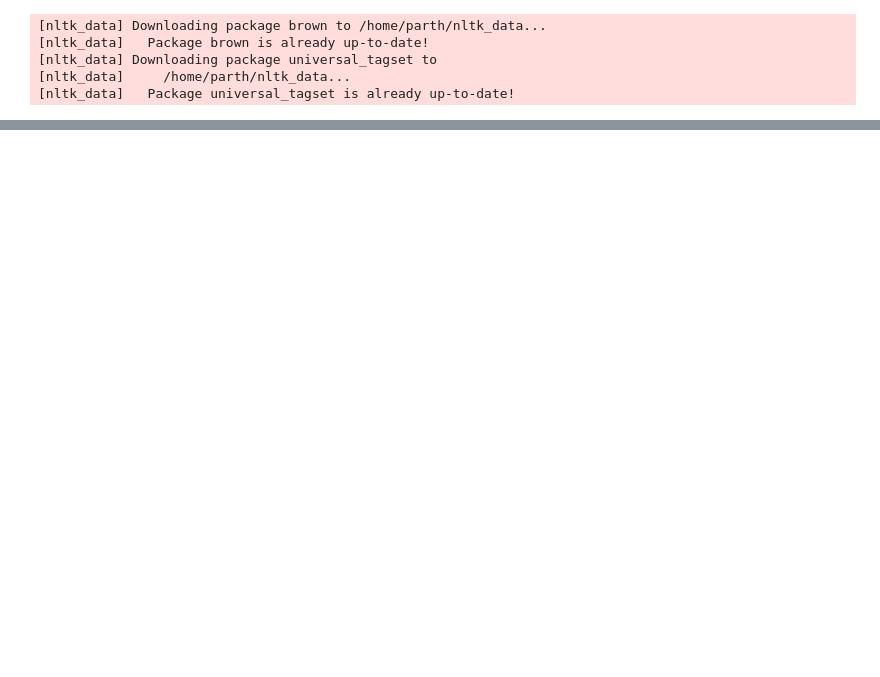
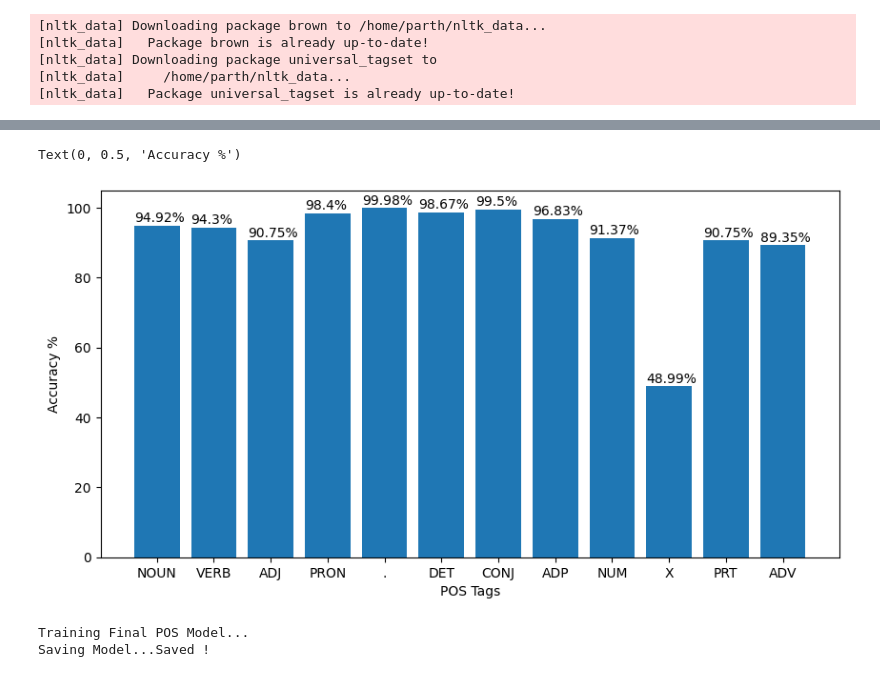
Before and after one commit to vennyvirtuoso/NLP_Projecct, a Jupyter notebook: draft.ipynb, the cells around one changed output, grey strips where cells are left out. Saved outputs shown, nothing was run; the diff lists cells and outputs as text; code cells hidden in the pictures; blank space fills up the shorter version.

```diff
--- a/draft.ipynb
+++ b/draft.ipynb
@@ -173,3 +227,26 @@ weighted avg       0.96      0.96      0.96   1161192
+# %%
+get_count_of_tags = lambda tag: len()
+per_tag_accuracy = [ round((cf_matrix[i][i] / np.sum(cf_matrix[i]))*100,2) for i in range(len(model.hmm.tags)) ]
+fig, ax = plt.subplots(figsize=(10,5))
+ax.bar(model.hmm.tags , per_tag_accuracy, label=model.hmm.tags)
+for i in range(len(model.hmm.tags)):
+    ax.text(i-0.4, per_tag_accuracy[i]+1, f"{per_tag_accuracy[i]}%")
+ax.set_xlabel("POS Tags")
+ax.set_ylabel("Accuracy %")
+# %% [output]
+Text(0, 0.5, 'Accuracy %')
+[figure, added]
+# %%
+# Final model to export
+# Train on the entire dataset
+print("Training Final POS Model...")
+model = POSTaggerModel(list(tagged_sentences))
+print("Saving Model...", end ='')
+joblib.dump(model, "pos-tagger.pkl")
+print("Saved !")
+# %% [output]
+Training Final POS Model...
+Saving Model...Saved !
 # %%
 tags_seq = Viterbi("The boat was sailing in the pacific ocean".split(" "),hmm)
 print(' '.join(tags_seq))
```
Also changed, not shown: parts of 9 cells of this notebook.
